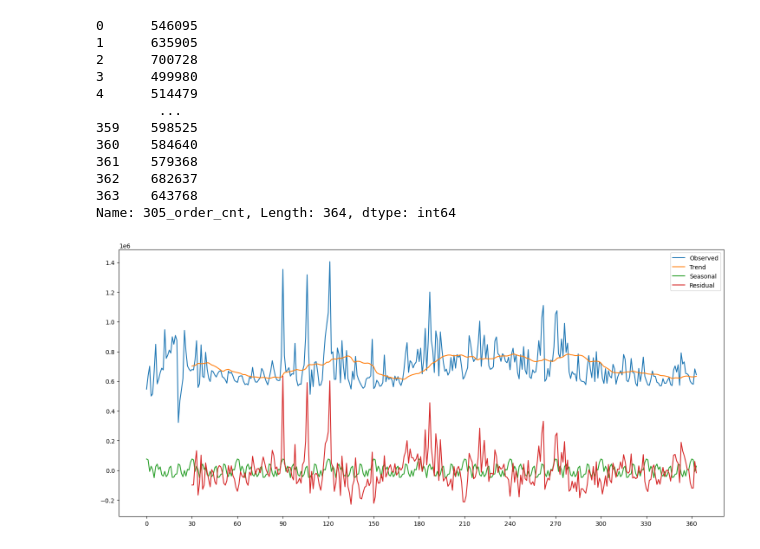
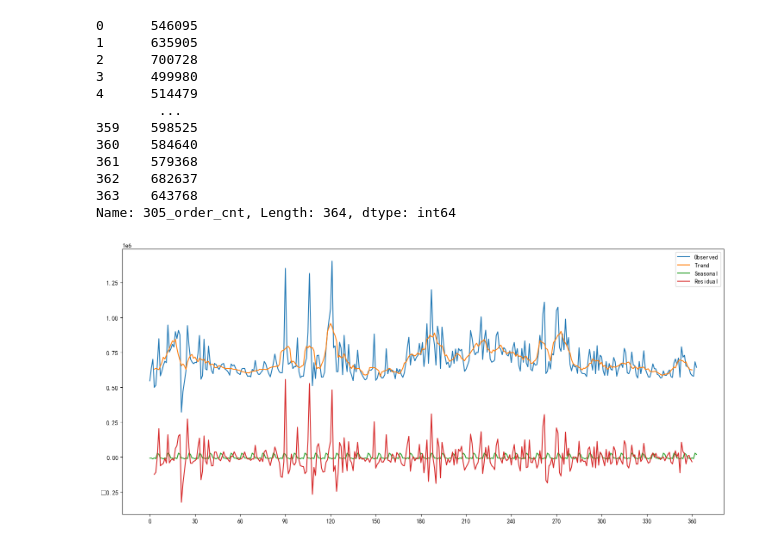
Before and after one commit to MarssZ/202404EDA, a Jupyter notebook: Test_TimeSeries_STL.ipynb, the cells around one changed output. Drawn from its saved outputs; the diff is of its cells as text; code cells hidden in the pictures.

```diff
--- a/Test_TimeSeries_STL.ipynb
+++ b/Test_TimeSeries_STL.ipynb
@@ -90,39 +90,39 @@ rd = sm.tsa.seasonal_decompose(
     data,               # 要分解的时间序列数据
     model="additive",   # 分解模型，可以是 'additive' （加法）或 'multiplicative'（乘法）。在加法模型中，季节性波动是固定的，而在乘法模型中，季节性波动会随着趋势的增长而增长。
     filt=None,          # 最小二乘滤波器系数
-    period=30,          # 时间序列的季节周期，如果未指定，则自动检测。如果手动指定即是指多少个数据点构成一个季节周期。（例如，每天一个数据点，则每星期周期为7）
+    period=7,          # 时间序列的季节周期，如果未指定，则自动检测。如果手动指定即是指多少个数据点构成一个季节周期。（例如，每天一个数据点，则每星期周期为7）
     two_sided=True,     # 是否使用双侧滤波器
     extrapolate_trend=0,# 在不充分观察到较长时间趋势的情况下，是否应该扩展趋势组件
     )
 
 import matplotlib.ticker as ticker
 # 绘制分解结果
 fig, ax = plt.subplots(
     figsize = (18,8),   # 设置图片大小
     dpi = 100            # 精度
     ) #
 
 # 绘制原始数据
 ax.plot(rd.observed, label='Observed')
 
 # 绘制趋势
 ax.plot(rd.trend, label='Trend')
 
 # 绘制季节性
 ax.plot(rd.seasonal, label='Seasonal')
 
 # 绘制残差
 ax.plot(rd.resid, label='Residual')
 
 # 设置图例
 ax.legend()
 
 # 设置X轴的刻度间隔,避免太密集
 ax.xaxis.set_major_locator(ticker.MultipleLocator(base=30))
 
 plt.show()
 # %% [output]
-[figure, old version]
+[figure, new version]
 # %%
 
 plt.show()
```
Also changed, not shown: parts of 2 cells of this notebook, 7 other files.
